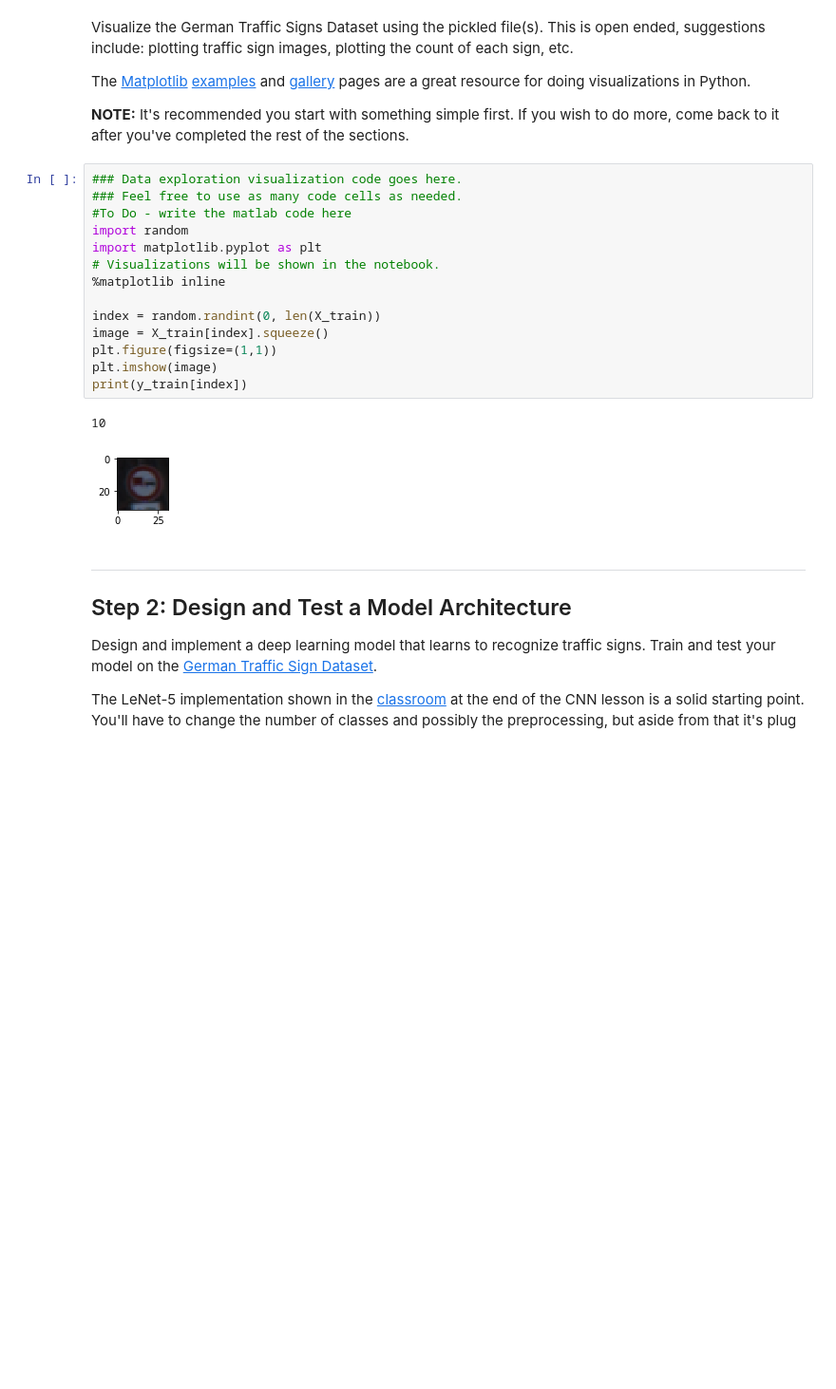
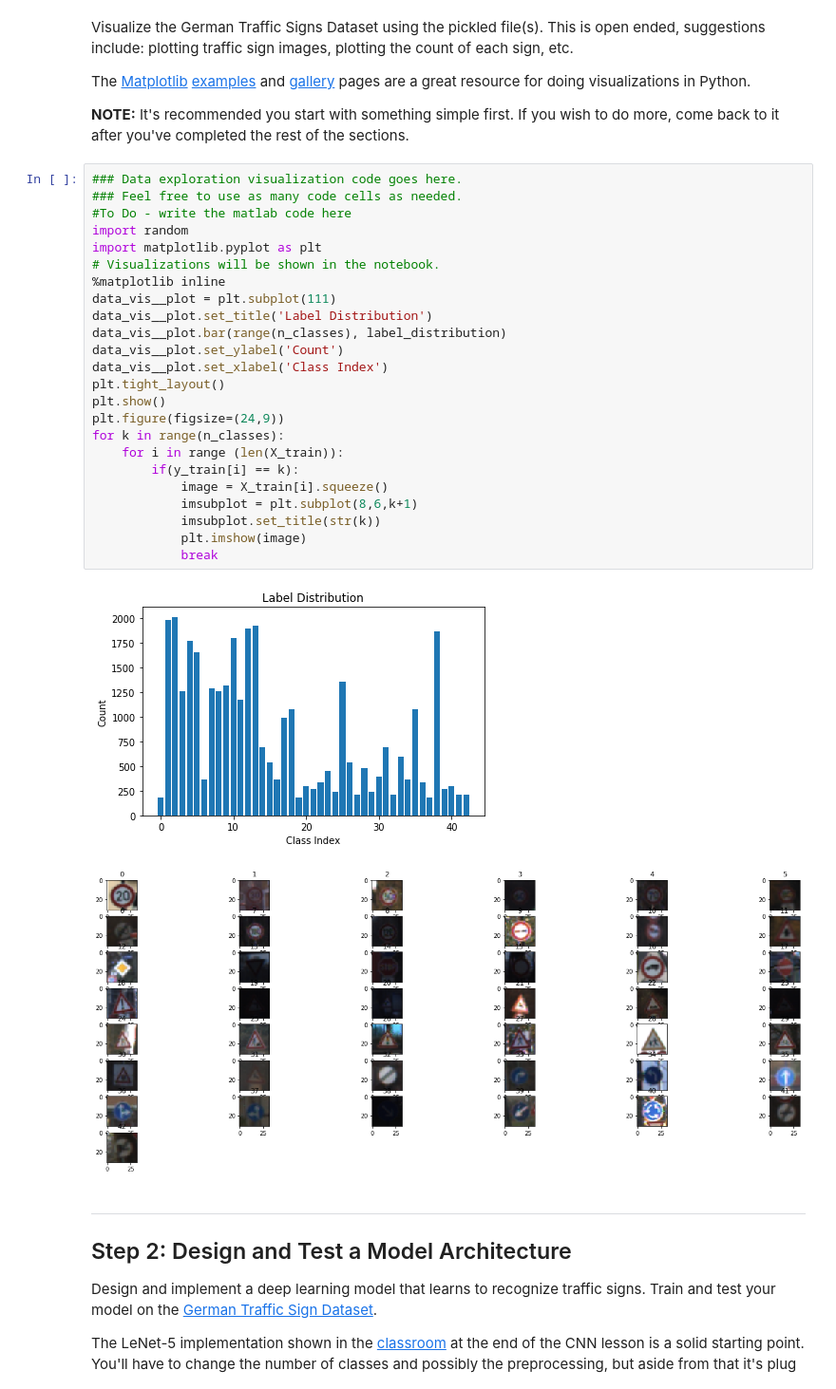
Before and after one commit to arkhalid/CarND-Traffic-Sign-Classifier-Project, a Jupyter notebook: Traffic_Sign_Classifier.ipynb, the cells around one changed output. Shown at 95% size. Cells and saved outputs as stored; diff of their text form; blank space fills up the shorter version.

Commit message:
Completed notebook and test images

```diff
--- a/Traffic_Sign_Classifier.ipynb
+++ b/Traffic_Sign_Classifier.ipynb
@@ -110,20 +110,30 @@ The [Matplotlib](http://matplotlib.org/) [examples](http://matplotlib.org/exampl
 # %%
 ### Data exploration visualization code goes here.
 ### Feel free to use as many code cells as needed.
 #To Do - write the matlab code here
 import random
 import matplotlib.pyplot as plt
 # Visualizations will be shown in the notebook.
 %matplotlib inline
-
-index = random.randint(0, len(X_train))
-image = X_train[index].squeeze()
-plt.figure(figsize=(1,1))
-plt.imshow(image)
-print(y_train[index])
+data_vis__plot = plt.subplot(111)
+data_vis__plot.set_title('Label Distribution')
+data_vis__plot.bar(range(n_classes), label_distribution)
+data_vis__plot.set_ylabel('Count')
+data_vis__plot.set_xlabel('Class Index')
+plt.tight_layout()
+plt.show()
+plt.figure(figsize=(24,9))
+for k in range(n_classes):
+    for i in range (len(X_train)):
+        if(y_train[i] == k):
+            image = X_train[i].squeeze()
+            imsubplot = plt.subplot(8,6,k+1)
+            imsubplot.set_title(str(k))
+            plt.imshow(image)
+            break
 # %% [output]
-10
-[figure, old version]
+[figure, new version]
+[figure, added]
 # %% [markdown]
 ----
 
```
Also changed, not shown: parts of 12 cells of this notebook, 5 other files.
